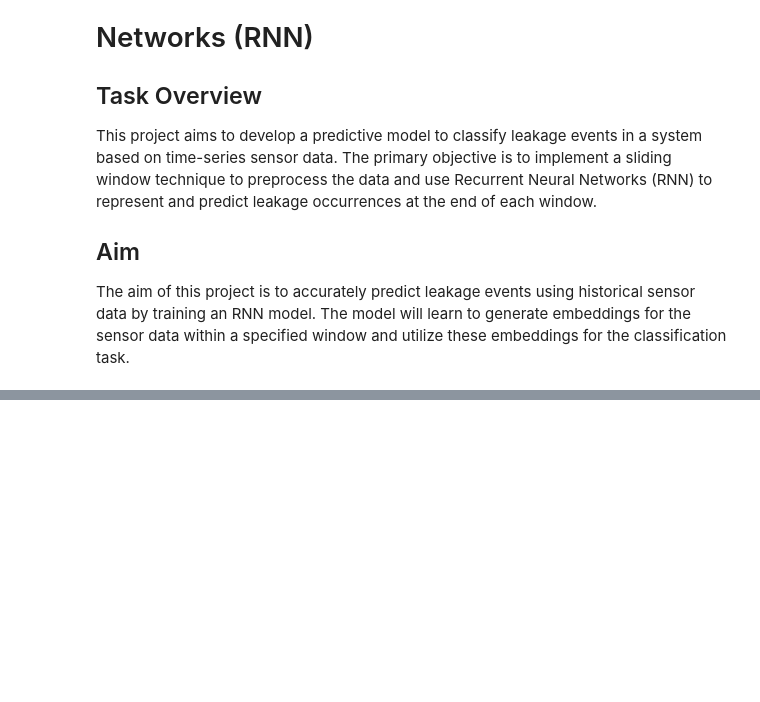
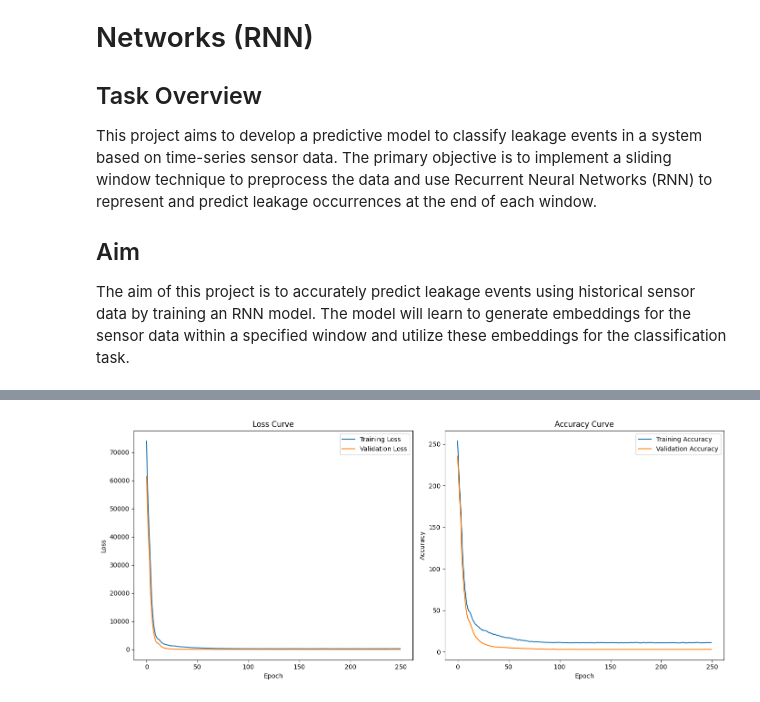
Before and after one commit to sushilsundar/DataScienceTask, a Jupyter notebook: Job1.ipynb, the cells around one changed output, grey strips where cells are left out. Cells and saved outputs as stored; diff of their text form; code cells hidden in the pictures; blank space fills up the shorter version.

```diff
--- a/Job1.ipynb
+++ b/Job1.ipynb
@@ -166,0 +178,3 @@ Test Accuracy: 0.7612398266792297
+# %%
+# Filter the dataset where label == 1
+leakage_data = sensor_data[sensor_data['label'] == 1]
@@ -166,0 +276,4 @@ Test Accuracy: 0.7612398266792297
+# %%
+# Train-test split for validation and testing
+X_train, X_tmp, y_train, y_tmp = train_test_split(features, target, test_size=0.2, random_state=42)
+X_val, X_test, y_val, y_test = train_test_split(X_tmp, y_tmp, test_size=0.5, random_state=42)
@@ -166,0 +328,13 @@ Test Accuracy: 0.7612398266792297
+# %%
+# Adding early stopping and learning rate reduction callbacks
+early_stopping = EarlyStopping(monitor='val_loss', patience=15, restore_best_weights=True)
+reduce_lr = ReduceLROnPlateau(monitor='val_loss', factor=0.5, patience=5, min_lr=1e-9, restore_best_weights=True)
+
+# Compile the model
+model.compile(optimizer=Adam(learning_rate=0.00001), loss='mse', metrics=['mae'])
+# %%
+# Train the model
+history = model.fit(X_train, y_train,
+                    epochs=250,
+                    validation_data=(X_val, y_val),
+                    callbacks=[reduce_lr])
@@ -166,0 +368,31 @@ Test Accuracy: 0.7612398266792297
+# %%
+# Extract loss and accuracy values from history
+loss = history.history['loss']
+val_loss = history.history['val_loss']
+accuracy = history.history['mae']
+val_accuracy = history.history['val_mae']
+
+# Create subplots
+fig, (ax1, ax2) = plt.subplots(1, 2, figsize=(14, 6))
+
+# Plot loss
+ax1.plot(loss, label='Training Loss')
+ax1.plot(val_loss, label='Validation Loss')
+ax1.set_title('Loss Curve')
+ax1.set_xlabel('Epoch')
+ax1.set_ylabel('Loss')
+ax1.legend()
+
+# Plot accuracy
+ax2.plot(accuracy, label='Training Accuracy')
+ax2.plot(val_accuracy, label='Validation Accuracy')
+ax2.set_title('Accuracy Curve')
+ax2.set_xlabel('Epoch')
+ax2.set_ylabel('Accuracy')
+ax2.legend()
+
+# Display plots
+plt.tight_layout()
+plt.show()
+# %% [output]
+[figure, added]
```
Also changed, not shown: parts of 24 cells of this notebook.
